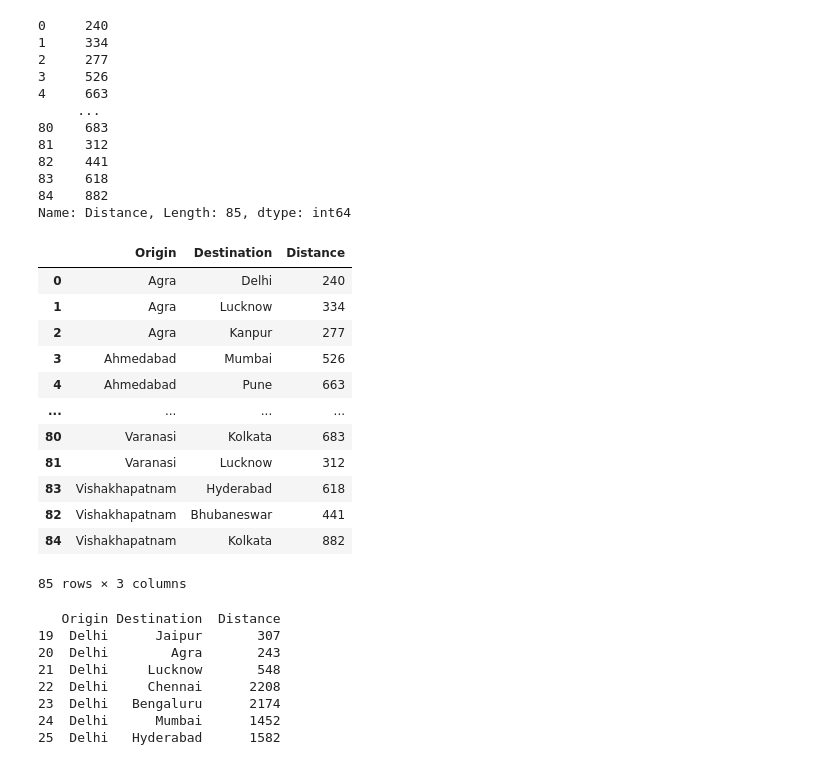
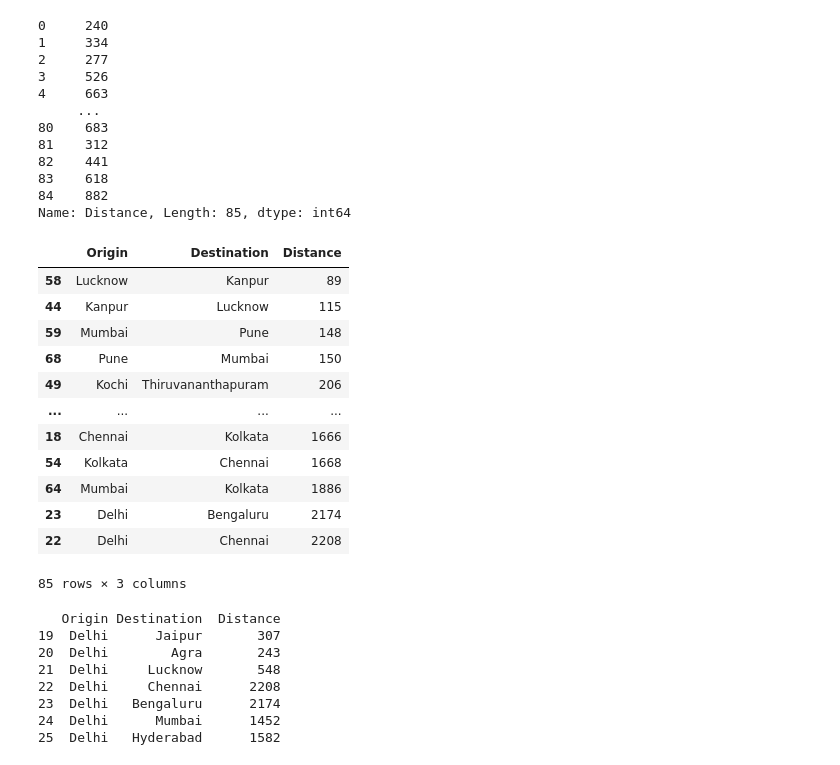
Before and after one commit to Komalakshi-D/Data_Analysis_Project, a Jupyter notebook: dataset_project.ipynb, the cells around one changed output. Saved outputs shown, nothing was run; the diff lists cells and outputs as text; code cells hidden in the pictures.

```diff
--- a/dataset_project.ipynb
+++ b/dataset_project.ipynb
@@ -224,20 +224,20 @@ print(data['Distance'])
 Name: Distance, Length: 85, dtype: int64
 # %%
 # By using "data.sort_values" sort the data in Ascending Order
-data.sort_values(by='Origin',ascending=True)
+data.sort_values(by='Distance',ascending=True)
 # %% [output]
 |  | Origin | Destination | Distance |
-| 0 | Agra | Delhi | 240 |
-| 1 | Agra | Lucknow | 334 |
-| 2 | Agra | Kanpur | 277 |
-| 3 | Ahmedabad | Mumbai | 526 |
-| 4 | Ahmedabad | Pune | 663 |
+| 58 | Lucknow | Kanpur | 89 |
+| 44 | Kanpur | Lucknow | 115 |
+| 59 | Mumbai | Pune | 148 |
+| 68 | Pune | Mumbai | 150 |
+| 49 | Kochi | Thiruvananthapuram | 206 |
 | ... | ... | ... | ... |
-| 80 | Varanasi | Kolkata | 683 |
-| 81 | Varanasi | Lucknow | 312 |
-| 83 | Vishakhapatnam | Hyderabad | 618 |
-| 82 | Vishakhapatnam | Bhubaneswar | 441 |
-| 84 | Vishakhapatnam | Kolkata | 882 |
+| 18 | Chennai | Kolkata | 1666 |
+| 54 | Kolkata | Chennai | 1668 |
+| 64 | Mumbai | Kolkata | 1886 |
+| 23 | Delhi | Bengaluru | 2174 |
+| 22 | Delhi | Chennai | 2208 |
 85 rows × 3 columns
 # %%
 # Search for rows where "Origin" contains "Delhi"
```
Also changed, not shown: parts of 19 cells of this notebook.
